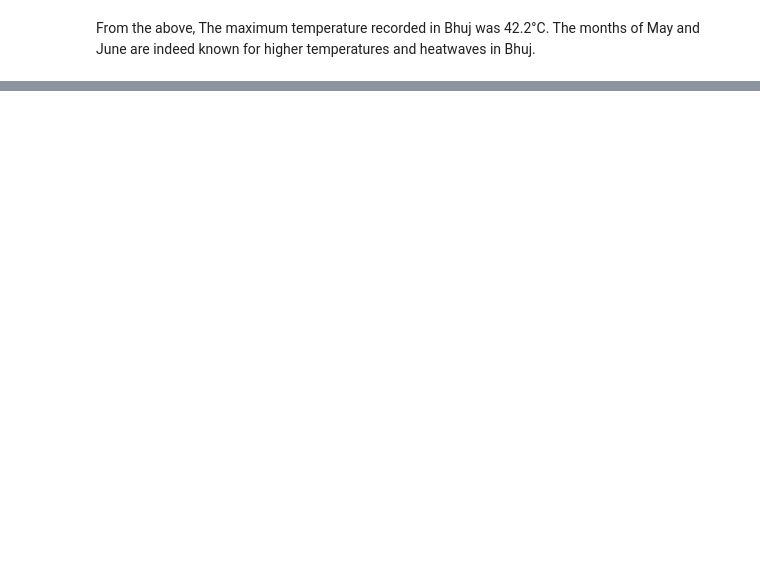
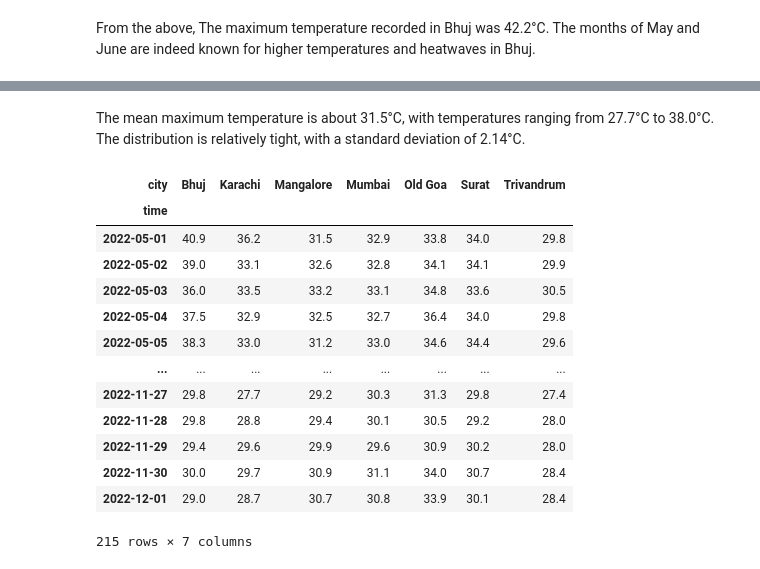
Before and after one commit to OmdenaAI/karachi-pakistan-weather-prediction, a Jupyter notebook: src/tasks/task-2-EDA/Temperature comparison .ipynb, the cells around one changed output, grey strips where cells are left out. Cells and saved outputs as stored; diff of their text form; code cells hidden in the pictures; blank space fills up the shorter version.

```diff
--- a/src/tasks/task-2-EDA/Temperature comparison .ipynb
+++ b/src/tasks/task-2-EDA/Temperature comparison .ipynb
@@ -113,0 +201,20 @@ fig3.show()
+# %% [markdown]
+The mean maximum temperature is about 31.5°C, with temperatures ranging from 27.7°C to 38.0°C. The distribution is relatively tight, with a standard deviation of 2.14°C.
+# %%
+city_corr = pd.pivot_table(df, values='temperature_2m_max', index=['time'], columns=['city'])
+city_corr
+# %% [output]
+| city | Bhuj | Karachi | Mangalore | Mumbai | Old Goa | Surat | Trivandrum |
+| time |  |  |  |  |  |  |  |
+| 2022-05-01 | 40.9 | 36.2 | 31.5 | 32.9 | 33.8 | 34.0 | 29.8 |
+| 2022-05-02 | 39.0 | 33.1 | 32.6 | 32.8 | 34.1 | 34.1 | 29.9 |
+| 2022-05-03 | 36.0 | 33.5 | 33.2 | 33.1 | 34.8 | 33.6 | 30.5 |
+| 2022-05-04 | 37.5 | 32.9 | 32.5 | 32.7 | 36.4 | 34.0 | 29.8 |
+| 2022-05-05 | 38.3 | 33.0 | 31.2 | 33.0 | 34.6 | 34.4 | 29.6 |
+| ... | ... | ... | ... | ... | ... | ... | ... |
+| 2022-11-27 | 29.8 | 27.7 | 29.2 | 30.3 | 31.3 | 29.8 | 27.4 |
+| 2022-11-28 | 29.8 | 28.8 | 29.4 | 30.1 | 30.5 | 29.2 | 28.0 |
+| 2022-11-29 | 29.4 | 29.6 | 29.9 | 29.6 | 30.9 | 30.2 | 28.0 |
+| 2022-11-30 | 30.0 | 29.7 | 30.9 | 31.1 | 34.0 | 30.7 | 28.4 |
+| 2022-12-01 | 29.0 | 28.7 | 30.7 | 30.8 | 33.9 | 30.1 | 28.4 |
+215 rows × 7 columns
```
Also changed, not shown: parts of 19 cells of this notebook.
